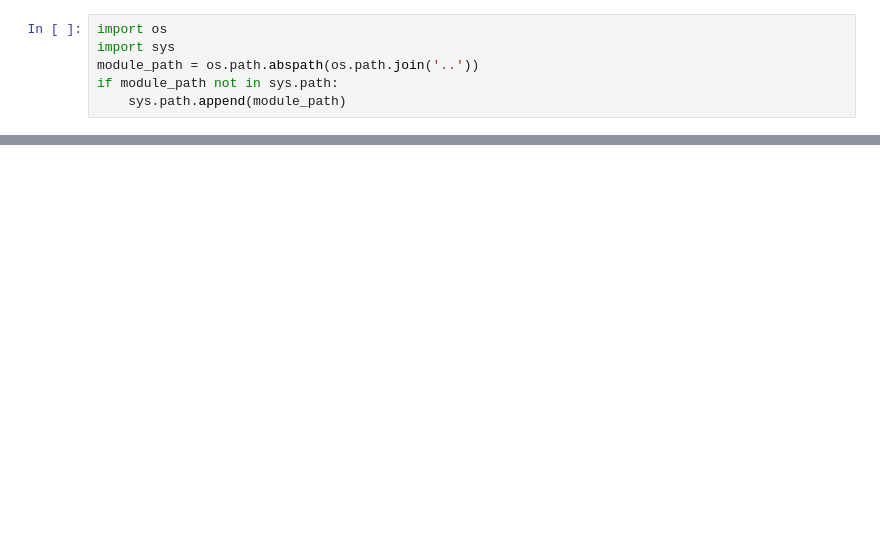
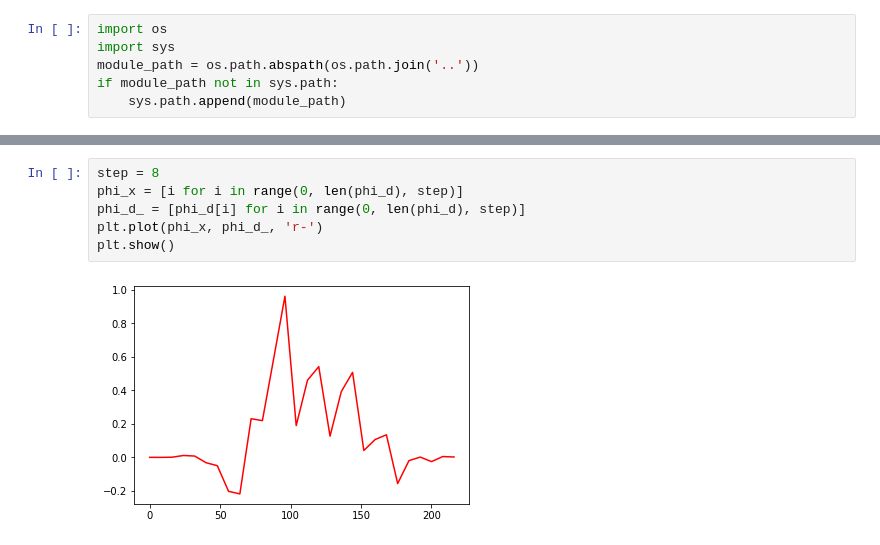
Before and after one commit to adrian13579/discrete-shapelet-transform, a Jupyter notebook: notebooks/1D_signal_example.ipynb, the cells around one changed output, grey strips where cells are left out. Drawn from its saved outputs; the diff is of its cells as text; blank space fills up the shorter version.

```diff
--- a/notebooks/1D_signal_example.ipynb
+++ b/notebooks/1D_signal_example.ipynb
@@ -29,0 +32,8 @@ plt.show()
+# %%
+step = 8
+phi_x = [i for i in range(0, len(phi_d), step)]
+phi_d_ = [phi_d[i] for i in range(0, len(phi_d), step)]
+plt.plot(phi_x, phi_d_, 'r-')
+plt.show()
+# %% [output]
+[figure, added]
```
Also changed, not shown: parts of 6 cells of this notebook, 2 other files.
